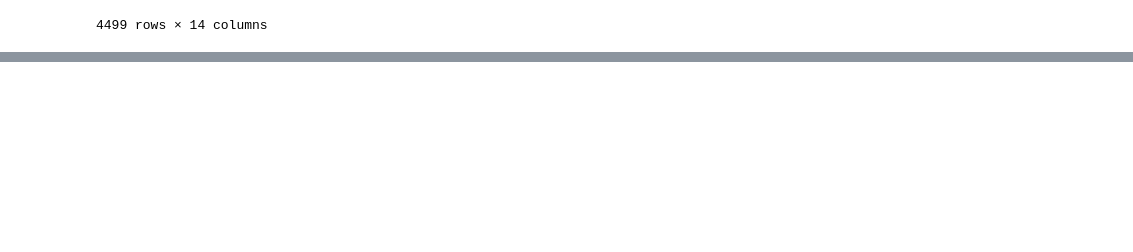
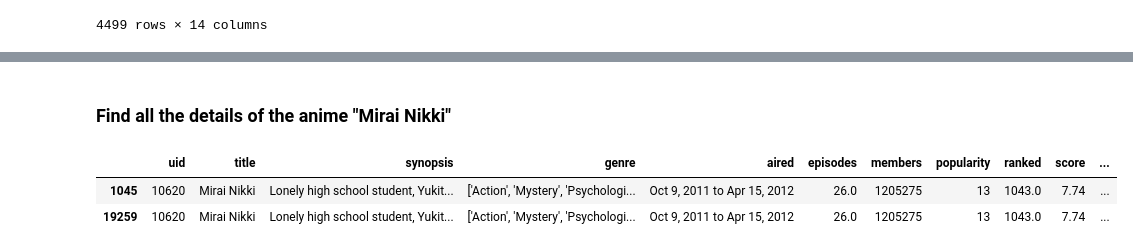
Before and after one commit to Tanay-Dwivedi/Animes-Data-Analysis, a Jupyter notebook: animes_data_analysis.ipynb, the cells around one changed output, grey strips where cells are left out. Cells and saved outputs as stored; diff of their text form; code cells hidden in the pictures; blank space fills up the shorter version.

Commit message:
Animes Data Analysis

```diff
--- a/animes_data_analysis.ipynb
+++ b/animes_data_analysis.ipynb
@@ -241,0 +260,8 @@ df[df["start_year"] > "2015"]
+# %% [markdown]
+### Find all the details of the anime "Mirai Nikki"
+# %%
+df[df["title"] == "Mirai Nikki"]
+# %% [output]
+|  | uid | title | synopsis | genre | aired | episodes | members | popularity | ranked | score | ... |
+| 1045 | 10620 | Mirai Nikki | Lonely high school student, Yukit... | ['Action', 'Mystery', 'Psychologi... | Oct 9, 2011 to Apr 15, 2012 | 26.0 | 1205275 | 13 | 1043.0 | 7.74 | ... |
+| 19259 | 10620 | Mirai Nikki | Lonely high school student, Yukit... | ['Action', 'Mystery', 'Psychologi... | Oct 9, 2011 to Apr 15, 2012 | 26.0 | 1205275 | 13 | 1043.0 | 7.74 | ... |
```
Also changed, not shown: parts of 2 cells of this notebook.
